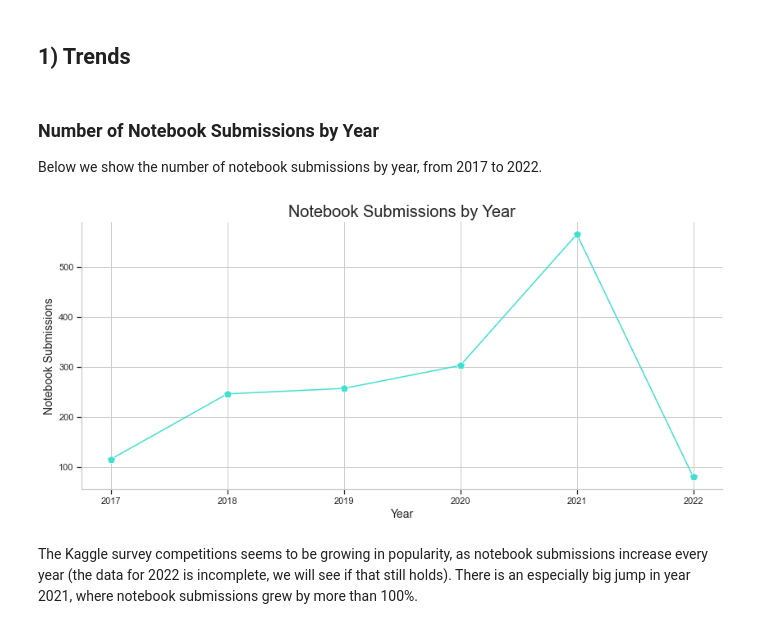
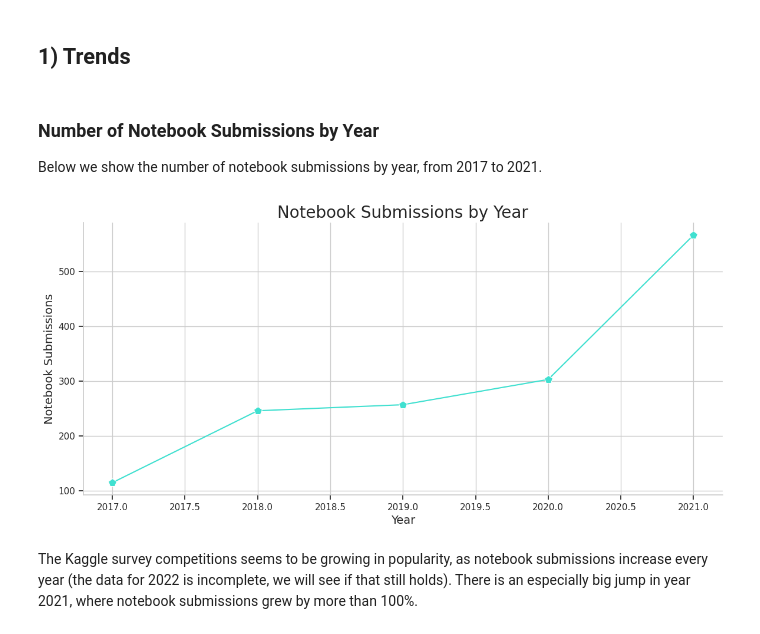
Before and after one commit to moratsam/kaggle-survey-2022, a Jupyter notebook: Kaggle_Survey_2022.ipynb, the cells around one changed output. Saved outputs shown, nothing was run; the diff lists cells and outputs as text; code cells hidden in the pictures.

```diff
--- a/Kaggle_Survey_2022.ipynb
+++ b/Kaggle_Survey_2022.ipynb
@@ -159,38 +181,39 @@ There have been many excellent notebook submissions in the Kaggle Survey competi
 
 #df.to_csv(r'C:\Users\Klemen\Documents\Data Science\Kaggle\Survey2022\kaggle_survey_challenge_all_kernels.csv')
 # %%
-cleaned_kernels_df = pd.read_csv(r'C:\Users\Klemen\Documents\Data Science\Kaggle\Survey2022\cleaned_kernels.csv')
+#cleaned_kernels_df = pd.read_csv(r'C:\Users\Klemen\Documents\Data Science\Kaggle\Survey2022\cleaned_kernels.csv')
+cleaned_kernels_df = pd.read_csv('kaggle-survey-historical-meta/cleaned_kernels.csv')
 # %% [markdown]
 ## 1) Trends
 # %% [markdown]
 ### Number of Notebook Submissions by Year
-Below we show the number of notebook submissions by year, from 2017 to 2022.
+Below we show the number of notebook submissions by year, from 2017 to 2021.
 # %%
-# remove rows where year is 2022
-without_null_df = cleaned_kernels_df.loc[cleaned_kernels_df['year'] != 1970]
+# remove rows where year is 1970 or 2022.
+without_null_df = cleaned_kernels_df.loc[~cleaned_kernels_df['year'].isin([1970, 2022])]
 
 # create a count dataframe
 submissions_df = without_null_df.year.value_counts().rename('submissions_count').reset_index()
 
 # draw a lineplot
 custom_params = {"axes.spines.right": False, "axes.spines.top": False}
 sns.set_theme(style="whitegrid", rc=custom_params)
 plt.figure(figsize=(14,6))
 
 submissions_plot = sns.lineplot(data=submissions_df,
                                  x="index",
                                  y='submissions_count',
                                  color='turquoise',
                                  marker='p',
                                  markersize=10)
 plt.title('Notebook Submissions by Year',fontsize=20)
 plt.xlabel('Year', fontsize=14);
 plt.ylabel('Notebook Submissions', fontsize=14)
 plt.tick_params(bottom=True, left=True)
 
-plt.show()
+plt.show() # TODO na abscisi so .5 oznake.
 # %% [output]
-[figure, old version]
+[figure, new version]
 # %% [markdown]
 The Kaggle survey competitions seems to be growing in popularity, as notebook submissions increase every year (the data for 2022 is incomplete, we will see if that still holds). There is an especially big jump in year 2021, where notebook submissions grew by more than 100%.
 # %% [markdown]
```
Also changed, not shown: parts of 13 cells of this notebook.
